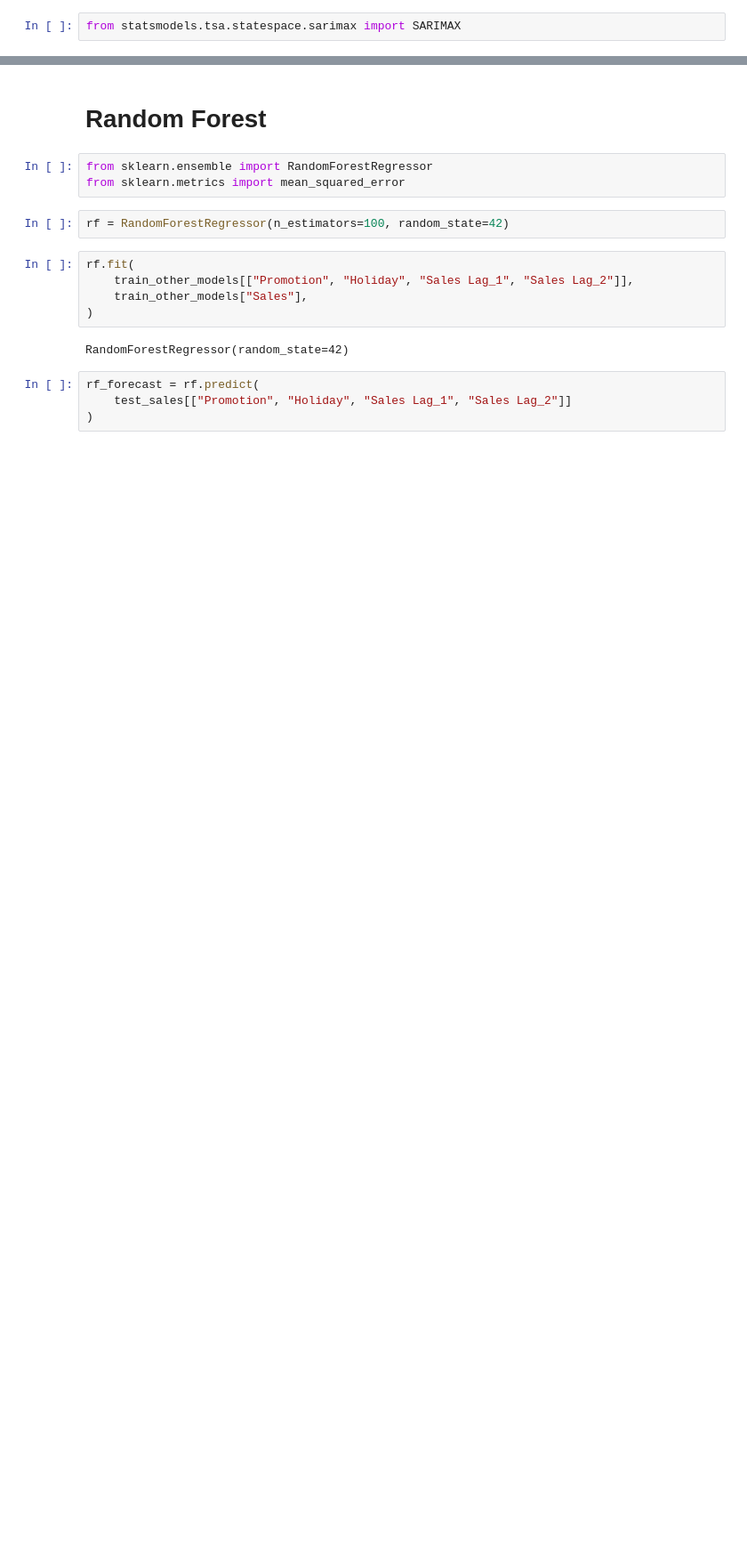
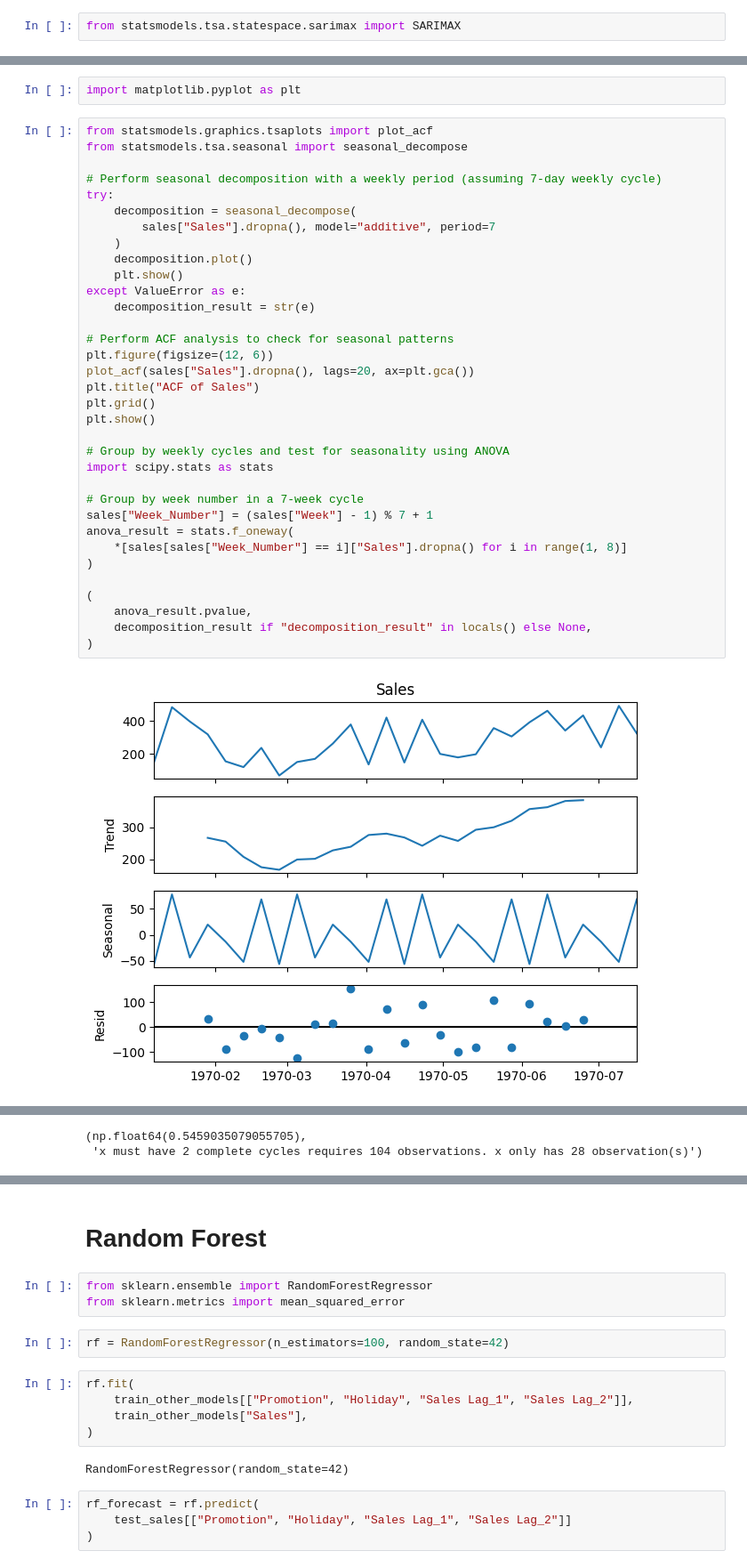
Before and after one commit to CesarArroyo09/mercadolibre-test, a Jupyter notebook: Ejercicio 2/ejercicio2_3_forecasting_models.ipynb, the cells around one changed output, grey strips where cells are left out. Shown at 89% size. Drawn from its saved outputs; the diff is of its cells as text; blank space fills up the shorter version.

```diff
--- a/Ejercicio 2/ejercicio2_3_forecasting_models.ipynb
+++ b/Ejercicio 2/ejercicio2_3_forecasting_models.ipynb
@@ -142,0 +146,38 @@ Freq: W-THU, Name: predicted_mean, dtype: float64
+# %%
+import matplotlib.pyplot as plt
+# %%
+from statsmodels.graphics.tsaplots import plot_acf
+from statsmodels.tsa.seasonal import seasonal_decompose
+
+# Perform seasonal decomposition with a weekly period (assuming 7-day weekly cycle)
+try:
+    decomposition = seasonal_decompose(
+        sales["Sales"].dropna(), model="additive", period=7
+    )
+    decomposition.plot()
+    plt.show()
+except ValueError as e:
+    decomposition_result = str(e)
+
+# Perform ACF analysis to check for seasonal patterns
+plt.figure(figsize=(12, 6))
+plot_acf(sales["Sales"].dropna(), lags=20, ax=plt.gca())
+plt.title("ACF of Sales")
+plt.grid()
+plt.show()
+
+# Group by weekly cycles and test for seasonality using ANOVA
+import scipy.stats as stats
+
+# Group by week number in a 7-week cycle
+sales["Week_Number"] = (sales["Week"] - 1) % 7 + 1
+anova_result = stats.f_oneway(
+    *[sales[sales["Week_Number"] == i]["Sales"].dropna() for i in range(1, 8)]
+)
+
+(
+    anova_result.pvalue,
+    decomposition_result if "decomposition_result" in locals() else None,
+)
+# %% [output]
+[figure, added]
@@ -142,0 +185,2 @@ Freq: W-THU, Name: predicted_mean, dtype: float64
+(np.float64(0.5459035079055705),
+ 'x must have 2 complete cycles requires 104 observations. x only has 28 observation(s)')
```
Also changed, not shown: parts of 26 cells of this notebook.
